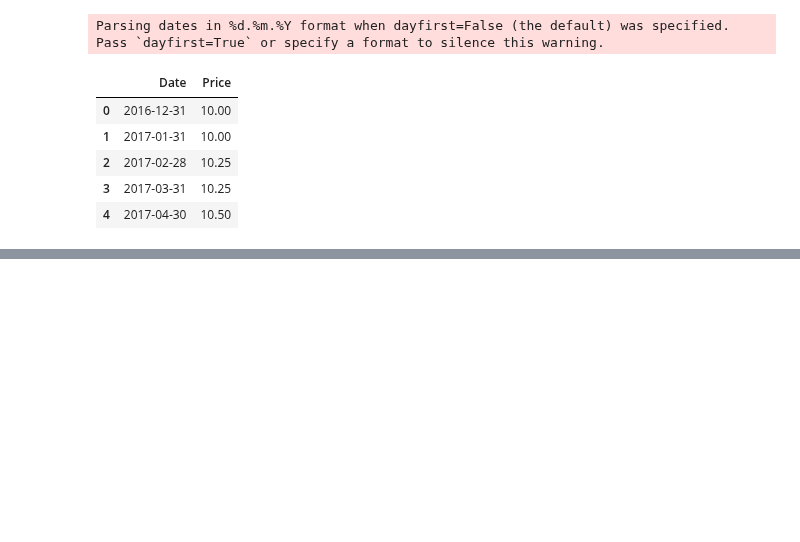
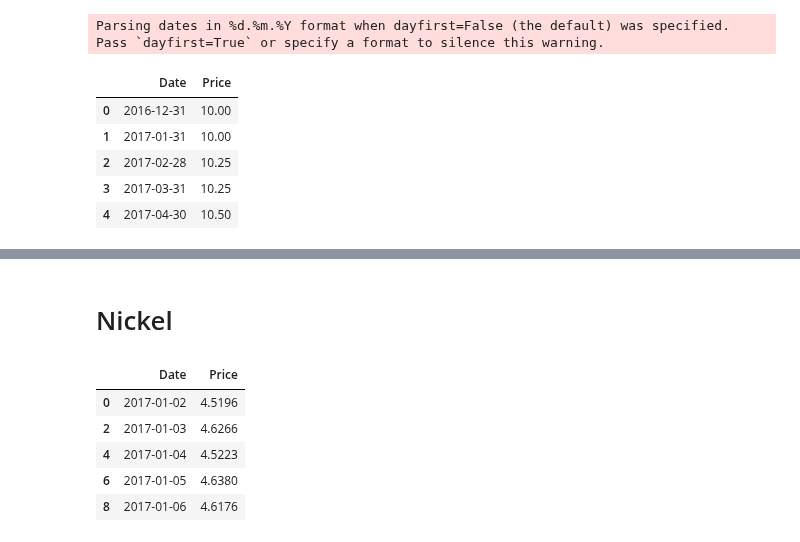
Before and after one commit to Doosheck/metals, a Jupyter notebook: data_overview.ipynb, the cells around one changed output, grey strips where cells are left out. Saved outputs shown, nothing was run; the diff lists cells and outputs as text; code cells hidden in the pictures; blank space fills up the shorter version.

```diff
--- a/data_overview.ipynb
+++ b/data_overview.ipynb
@@ -52,0 +135,17 @@ fig.show()
+# %% [markdown]
+# Nickel
+# %%
+# Load Nickel data source #1 - Nickel prices per pound from Dailymetalprice
+dfn1 = pd.read_csv('/Users/michal/Documents/Code/metals/data/Nickel_prices_2017-01-01_to_2024-12-31_merged.csv')
+dfn1['Date'] = pd.to_datetime(dfn1['Date'])
+dfn1['Price'] = dfn1['Price'].astype(float)
+dfn1 = dfn1.drop(columns=['Unit'])
+dfn1 = dfn1.drop_duplicates(subset=['Date'])
+dfn1.head()
+# %% [output]
+|  | Date | Price |
+| 0 | 2017-01-02 | 4.5196 |
+| 2 | 2017-01-03 | 4.6266 |
+| 4 | 2017-01-04 | 4.5223 |
+| 6 | 2017-01-05 | 4.6380 |
+| 8 | 2017-01-06 | 4.6176 |
```
Also changed, not shown: parts of 16 cells of this notebook.
